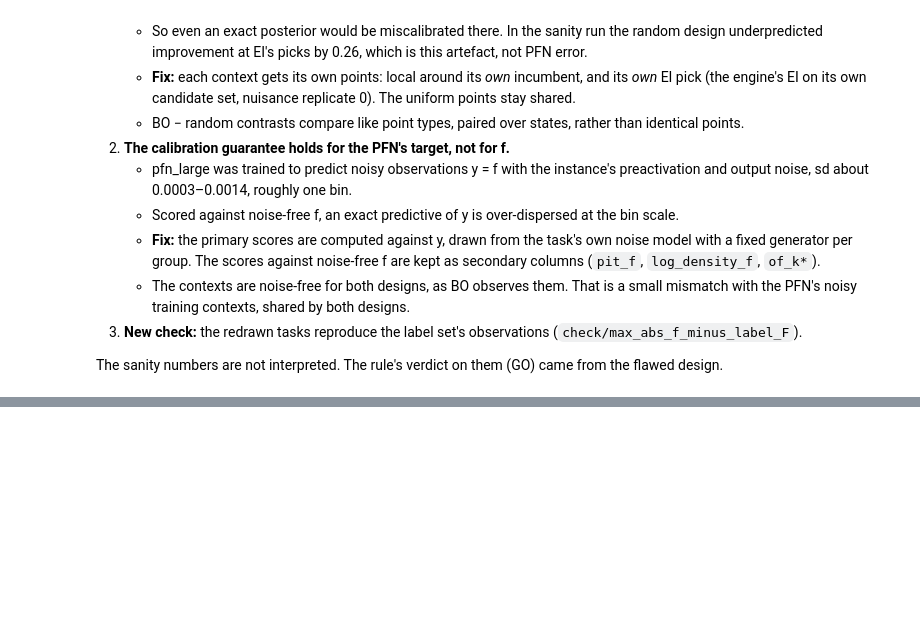
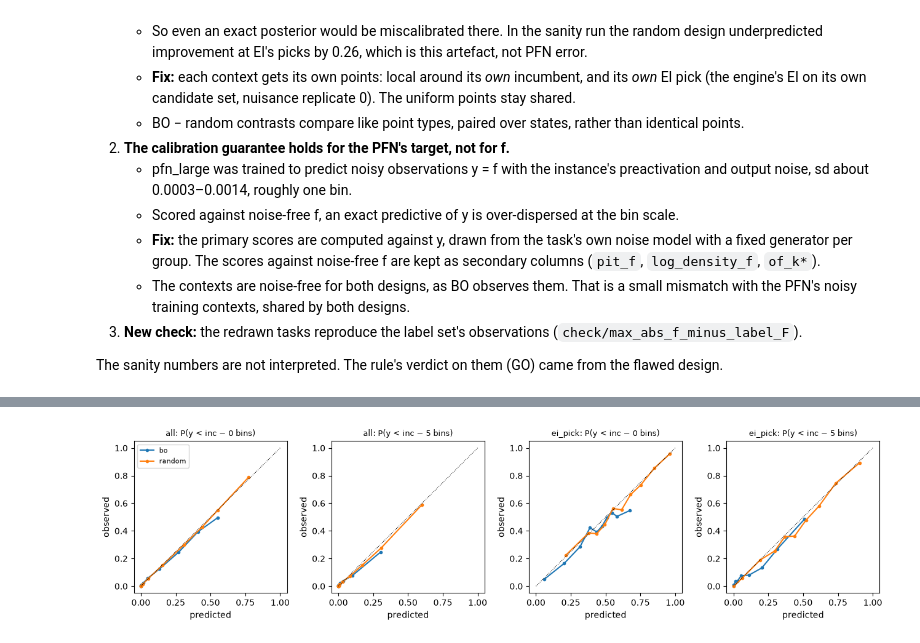
Before and after one commit to timruhkopf/anytime-acquisition, a Jupyter notebook: notebooks/10_2026-11-12_pfn_bo_inference.ipynb, the cells around one changed output, grey strips where cells are left out. Drawn from its saved outputs; the diff is of its cells as text; code cells hidden in the pictures; blank space fills up the shorter version.

```diff
--- a/notebooks/10_2026-11-12_pfn_bo_inference.ipynb
+++ b/notebooks/10_2026-11-12_pfn_bo_inference.ipynb
@@ -124,0 +264,13 @@ The GO / NO-GO criterion from the description, evaluated, in one line. Record it
+# %%
+fig, axes = plt.subplots(1, 4, figsize=(13, 3.4))
+for ax, (pt, k) in zip(axes, [("all", 0), ("all", 5), ("ei_pick", 0), ("ei_pick", 5)]):
+    for des, c in (("bo", "C0"), ("random", "C1")):
+        g = relia[(relia.design == des) & (relia.ptype == pt) & (relia.k == k)].sort_values("decile")
+        ax.plot(g.p, g.o, "o-", color=c, label=des, ms=3)
+    ax.plot([0, 1], [0, 1], "k:", lw=0.8)
+    ax.set_title(f"{pt}: P(y < inc − {k} bins)", fontsize=9)
+    ax.set_xlabel("predicted"); ax.set_ylabel("observed")
+axes[0].legend(fontsize=8)
+plt.tight_layout()
+# %% [output]
+[figure, added]
```
Also changed, not shown: parts of 18 cells of this notebook, 17 other files.
